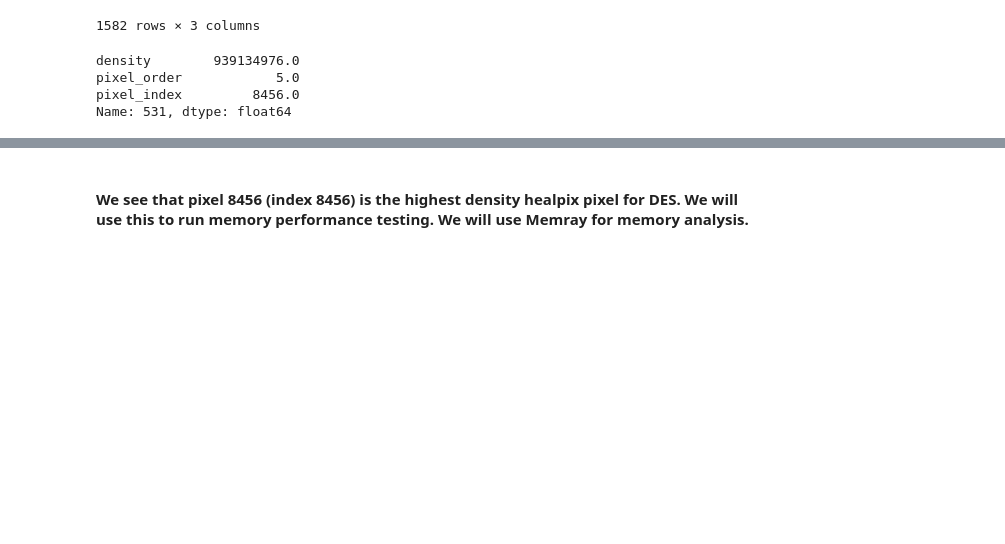
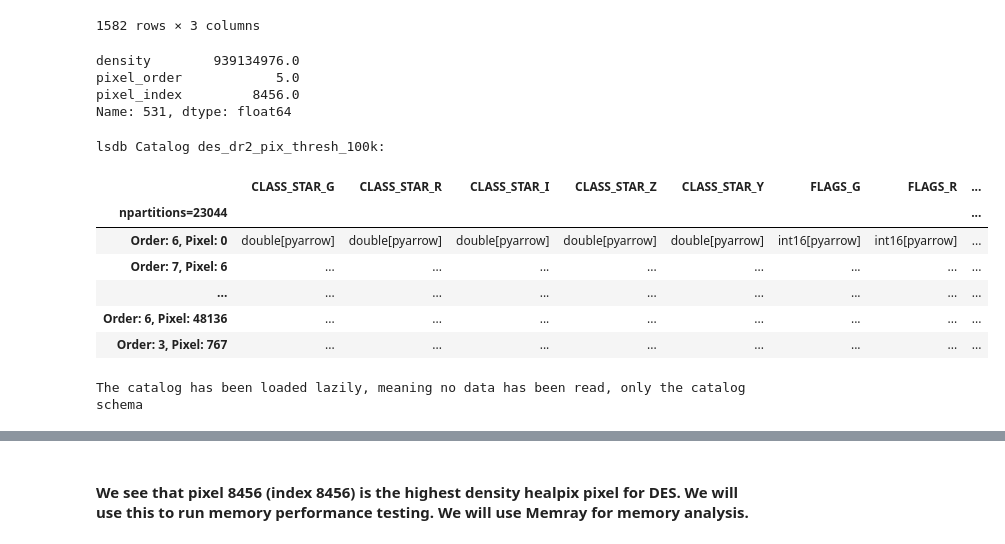
Before and after one commit to JoaoDPassos/brown-dwarf-search, a Jupyter notebook: Jupyter Notebooks/kth_star_pipeline/testing/high_density_run.ipynb, the cells around one changed output, grey strips where cells are left out. Drawn from its saved outputs; the diff is of its cells as text; code cells hidden in the pictures; blank space fills up the shorter version.

Commit message:
created repartition notebook and attempted finding partition lengths

```diff
--- a/Jupyter Notebooks/kth_star_pipeline/testing/high_density_run.ipynb
+++ b/Jupyter Notebooks/kth_star_pipeline/testing/high_density_run.ipynb
@@ -125,3 +144,19 @@ density        939134976.0
 pixel_order            5.0
 pixel_index         8456.0
 Name: 531, dtype: float64
+# %%
+repart_name = "des_dr2_pix_thresh_100k"
+REPART_DIR = CATALOG_DIR / repart_name / repart_name
+# %%
+repart = lsdb.read_hats(REPART_DIR)
+repart
+# %% [output]
+lsdb Catalog des_dr2_pix_thresh_100k:
+|  | CLASS_STAR_G | CLASS_STAR_R | CLASS_STAR_I | CLASS_STAR_Z | CLASS_STAR_Y | FLAGS_G | FLAGS_R | ... |
+| npartitions=23044 |  |  |  |  |  |  |  | ... |
+| Order: 6, Pixel: 0 | double[pyarrow] | double[pyarrow] | double[pyarrow] | double[pyarrow] | double[pyarrow] | int16[pyarrow] | int16[pyarrow] | ... |
+| Order: 7, Pixel: 6 | ... | ... | ... | ... | ... | ... | ... | ... |
+| ... | ... | ... | ... | ... | ... | ... | ... | ... |
+| Order: 6, Pixel: 48136 | ... | ... | ... | ... | ... | ... | ... | ... |
+| Order: 3, Pixel: 767 | ... | ... | ... | ... | ... | ... | ... | ... |
+The catalog has been loaded lazily, meaning no data has been read, only the catalog schema
```
Also changed, not shown: parts of 2 cells of this notebook, 10 other files.
